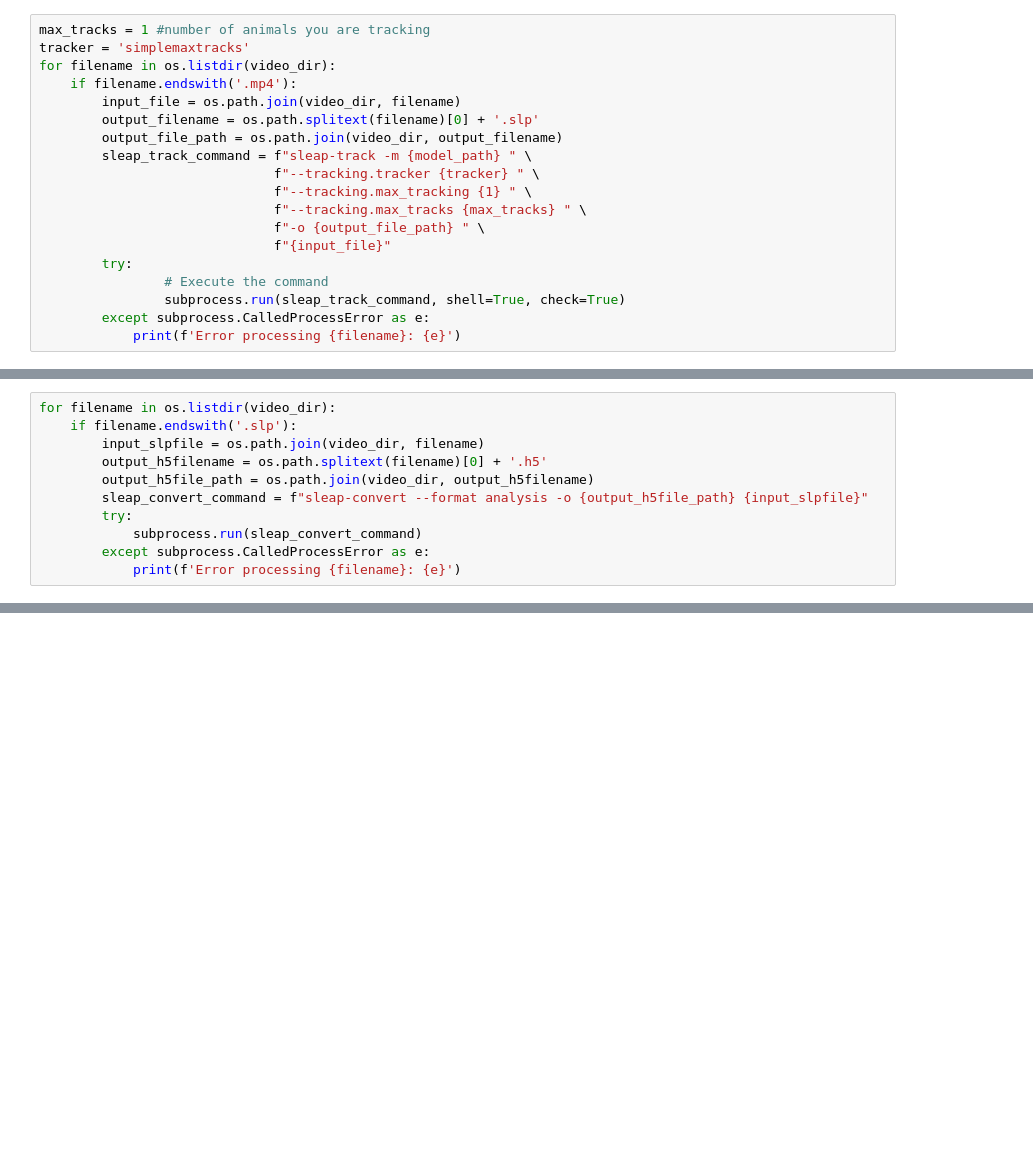
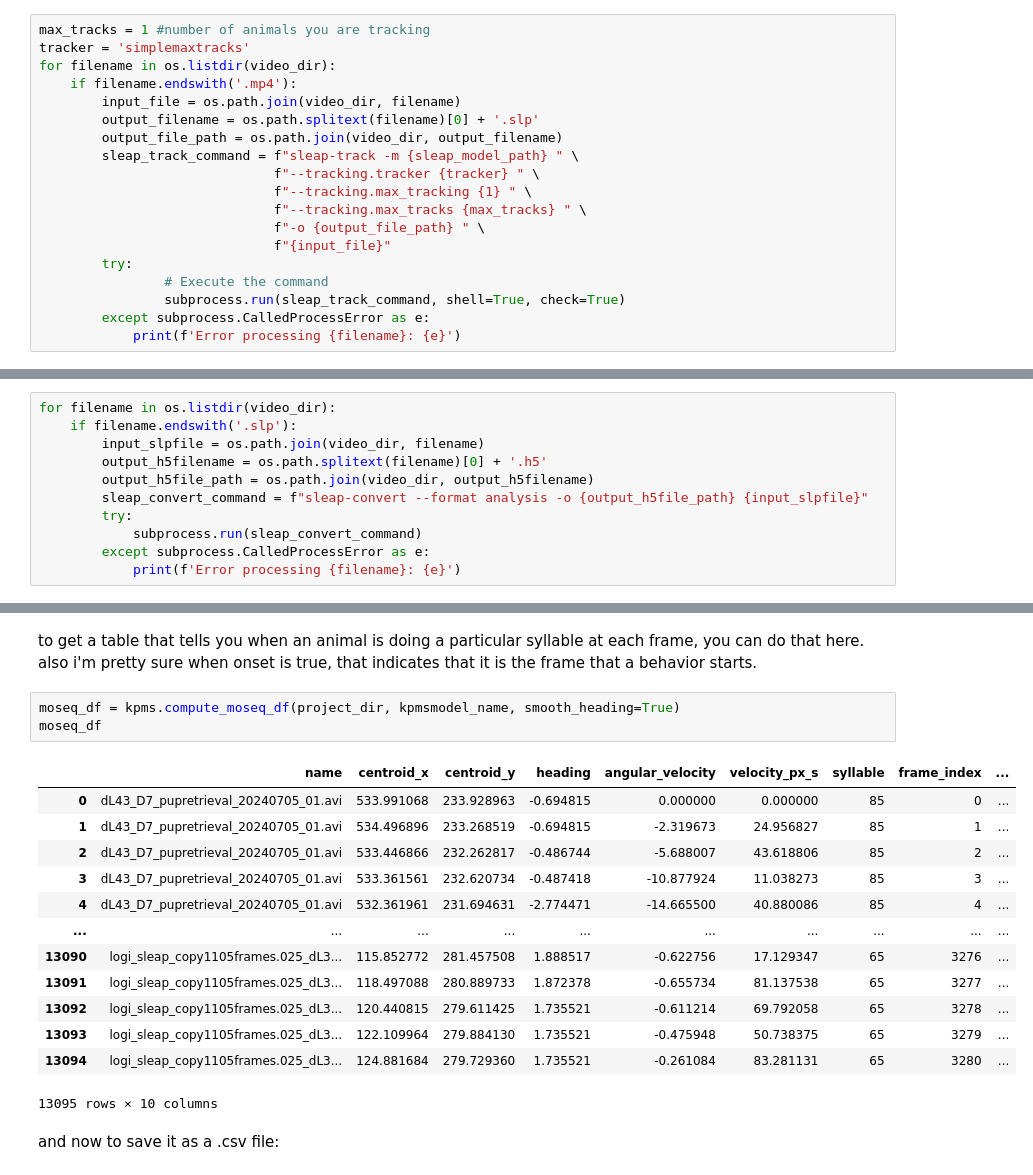
Before and after one commit to KarinHellevik/pipeline-cshlurp2024, a Jupyter notebook: tutorial.ipynb, the cells around one changed output, grey strips where cells are left out. Drawn from its saved outputs; the diff is of its cells as text; blank space fills up the shorter version.

```diff
--- a/tutorial.ipynb
+++ b/tutorial.ipynb
@@ -103,7 +91,7 @@ for filename in os.listdir(video_dir):
         input_file = os.path.join(video_dir, filename)
         output_filename = os.path.splitext(filename)[0] + '.slp'
         output_file_path = os.path.join(video_dir, output_filename)
-        sleap_track_command = f"sleap-track -m {model_path} " \
+        sleap_track_command = f"sleap-track -m {sleap_model_path} " \
                               f"--tracking.tracker {tracker} " \
                               f"--tracking.max_tracking {1} " \
                               f"--tracking.max_tracks {max_tracks} " \
@@ -131,0 +179,21 @@ for filename in os.listdir(video_dir):
+# %% [markdown]
+to get a table that tells you when an animal is doing a particular syllable at each frame, you can do that here. also i'm pretty sure when onset is true, that indicates that it is the frame that a behavior starts.
+# %%
+moseq_df = kpms.compute_moseq_df(project_dir, kpmsmodel_name, smooth_heading=True)
+moseq_df
+# %% [output]
+|  | name | centroid_x | centroid_y | heading | angular_velocity | velocity_px_s | syllable | frame_index | ... |
+| 0 | dL43_D7_pupretrieval_20240705_01.avi | 533.991068 | 233.928963 | -0.694815 | 0.000000 | 0.000000 | 85 | 0 | ... |
+| 1 | dL43_D7_pupretrieval_20240705_01.avi | 534.496896 | 233.268519 | -0.694815 | -2.319673 | 24.956827 | 85 | 1 | ... |
+| 2 | dL43_D7_pupretrieval_20240705_01.avi | 533.446866 | 232.262817 | -0.486744 | -5.688007 | 43.618806 | 85 | 2 | ... |
+| 3 | dL43_D7_pupretrieval_20240705_01.avi | 533.361561 | 232.620734 | -0.487418 | -10.877924 | 11.038273 | 85 | 3 | ... |
+| 4 | dL43_D7_pupretrieval_20240705_01.avi | 532.361961 | 231.694631 | -2.774471 | -14.665500 | 40.880086 | 85 | 4 | ... |
+| ... | ... | ... | ... | ... | ... | ... | ... | ... | ... |
+| 13090 | logi_sleap_copy1105frames.025_dL3... | 115.852772 | 281.457508 | 1.888517 | -0.622756 | 17.129347 | 65 | 3276 | ... |
+| 13091 | logi_sleap_copy1105frames.025_dL3... | 118.497088 | 280.889733 | 1.872378 | -0.655734 | 81.137538 | 65 | 3277 | ... |
+| 13092 | logi_sleap_copy1105frames.025_dL3... | 120.440815 | 279.611425 | 1.735521 | -0.611214 | 69.792058 | 65 | 3278 | ... |
+| 13093 | logi_sleap_copy1105frames.025_dL3... | 122.109964 | 279.884130 | 1.735521 | -0.475948 | 50.738375 | 65 | 3279 | ... |
+| 13094 | logi_sleap_copy1105frames.025_dL3... | 124.881684 | 279.729360 | 1.735521 | -0.261084 | 83.281131 | 65 | 3280 | ... |
+13095 rows × 10 columns
+# %% [markdown]
+and now to save it as a .csv file:
```
Also changed, not shown: parts of 17 cells of this notebook, 1 other file.
